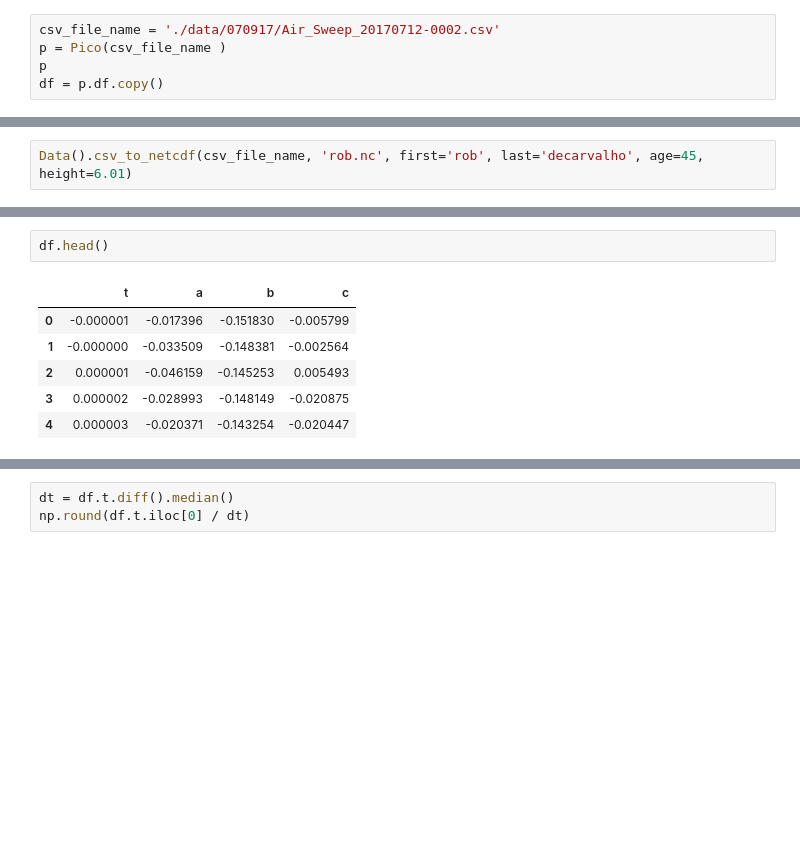
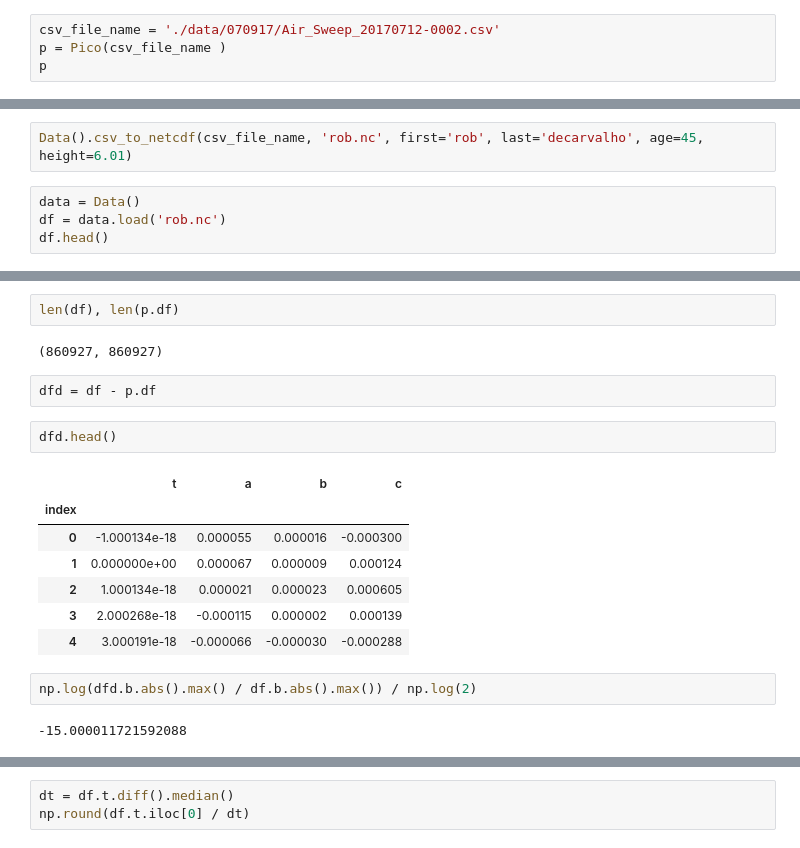
Before and after one commit to brakettech/daq_server, a Jupyter notebook: xarray_saving.ipynb, the cells around one changed output, grey strips where cells are left out. Drawn from its saved outputs; the diff is of its cells as text; blank space fills up the shorter version.

```diff
--- a/xarray_saving.ipynb
+++ b/xarray_saving.ipynb
@@ -14,4 +16,3 @@ from pprint import pprint
 csv_file_name = './data/070917/Air_Sweep_20170712-0002.csv'
 p = Pico(csv_file_name )
 p
-df = p.df.copy()
@@ -142,3 +133,7 @@ OrderedDict([('__version__', '1.0.0'),
              ('__scale_c__', 0.0012197344970703125)])
 # %%
 Data().csv_to_netcdf(csv_file_name, 'rob.nc', first='rob', last='decarvalho', age=45, height=6.01)
+# %%
+data = Data()
+df = data.load('rob.nc')
+df.head()
@@ -145,9 +148,20 @@ Data().csv_to_netcdf(csv_file_name, 'rob.nc', first='rob', last='decarvalho', ag
+# %%
+len(df), len(p.df)
+# %% [output]
+(860927, 860927)
+# %%
+dfd = df - p.df
 # %%
-df.head()
+dfd.head()
 # %% [output]
 |  | t | a | b | c |
-| 0 | -0.000001 | -0.017396 | -0.151830 | -0.005799 |
-| 1 | -0.000000 | -0.033509 | -0.148381 | -0.002564 |
-| 2 | 0.000001 | -0.046159 | -0.145253 | 0.005493 |
-| 3 | 0.000002 | -0.028993 | -0.148149 | -0.020875 |
-| 4 | 0.000003 | -0.020371 | -0.143254 | -0.020447 |
+| index |  |  |  |  |
+| 0 | -1.000134e-18 | 0.000055 | 0.000016 | -0.000300 |
+| 1 | 0.000000e+00 | 0.000067 | 0.000009 | 0.000124 |
+| 2 | 1.000134e-18 | 0.000021 | 0.000023 | 0.000605 |
+| 3 | 2.000268e-18 | -0.000115 | 0.000002 | 0.000139 |
+| 4 | 3.000191e-18 | -0.000066 | -0.000030 | -0.000288 |
+# %%
+np.log(dfd.b.abs().max() / df.b.abs().max()) / np.log(2)
+# %% [output]
+-15.000011721592088
```
Also changed, not shown: parts of 5 cells of this notebook.
